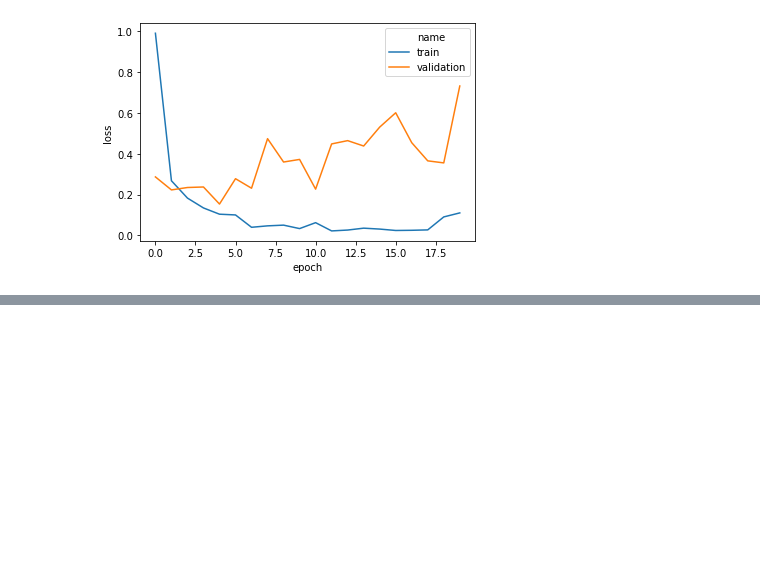
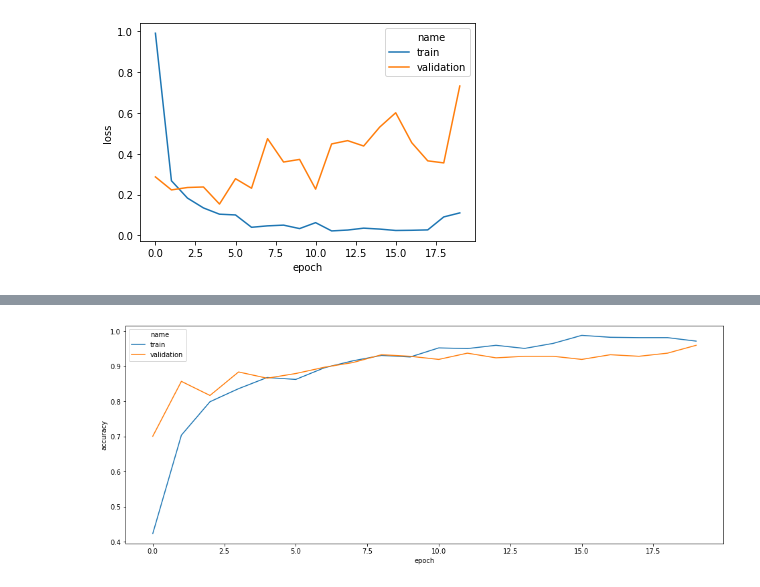
Before and after one commit to bitjockey42/ikapati-research, a Jupyter notebook: notebooks/4.1-agj-evaluate-Corn.ipynb, the cells around one changed output, grey strips where cells are left out. Saved outputs shown, nothing was run; the diff lists cells and outputs as text; code cells hidden in the pictures; blank space fills up the shorter version.

```diff
--- a/notebooks/4.1-agj-evaluate-Corn.ipynb
+++ b/notebooks/4.1-agj-evaluate-Corn.ipynb
@@ -157,0 +174,5 @@ loss_plot = visualize.learning_curves("loss", metrics_df)
+# %%
+plt.figure(figsize=(16, 6))
+accuracy_plot = visualize.learning_curves("accuracy", metrics_df)
+# %% [output]
+[figure, added]
```
Also changed, not shown: parts of 2 cells of this notebook, 1 other file.
